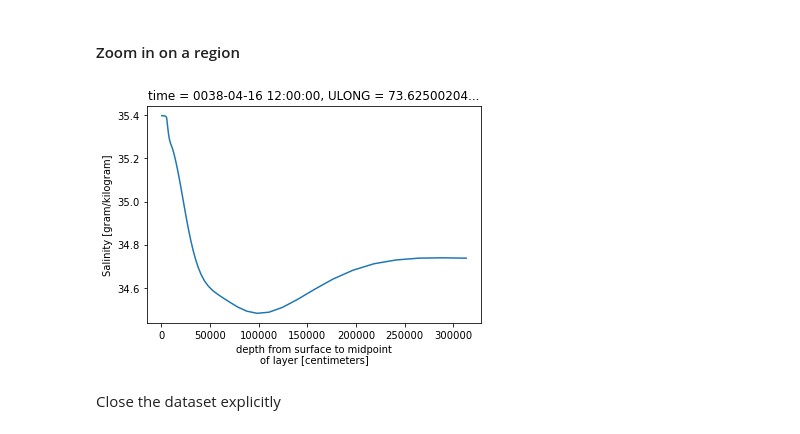
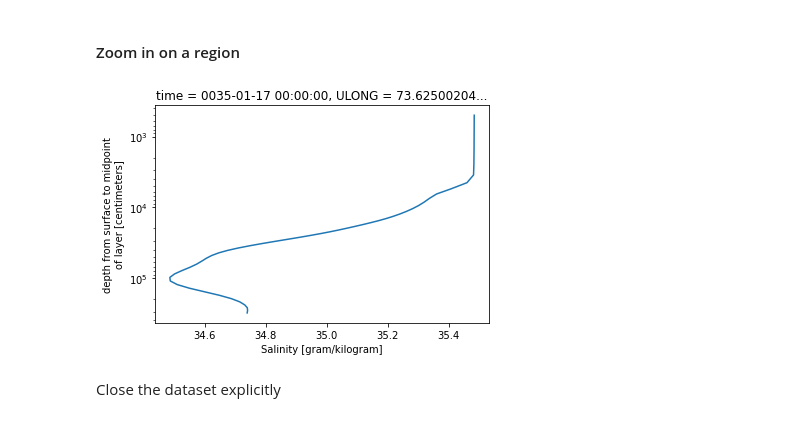
Before and after one commit to abishekg7/intro_xarray_dask, a Jupyter notebook: notebooks/2_xarray_climate.ipynb, the cells around one changed output. Drawn from its saved outputs; the diff is of its cells as text; code cells hidden in the pictures.

```diff
--- a/notebooks/2_xarray_climate.ipynb
+++ b/notebooks/2_xarray_climate.ipynb
@@ -6,7 +6,8 @@ Now let's work on some real world climate datasets. Let's first open a netCDF fi
 We will use data from the iHESP HighResMIP 1950-control simulation, run for 130 years, forced by perpetual 1950 Greenhouse Gas (GHG) emissions. https://ihesp.tamu.edu/products/ihesp-products/Datasets.html#global-datasets
 # %%
 import xarray as xr
-filename='/scratch/training/intro_pangeo/datasets/b.e13.B1950C5.ne30_g16.ihesp24_1950cntl.002/ocn/hist/b.e13.B1950C5.ne30_g16.ihesp24_1950cntl.002.pop.h.0038-04.nc'
+filename='/scratch/training/intro_pangeo/datasets/b.e13.B1950C5.ne30_g16.ihesp24_1950cntl.002\
+/ocn/hist/b.e13.B1950C5.ne30_g16.ihesp24_1950cntl.002.pop.h.0035.01-06.nc'
 ds = xr.open_dataset(filename)
 ds
 # %% [output]
@@ -153,9 +163,9 @@ fig.savefig('temperature.png',dpi=400)
 # %% [markdown]
 #### Zoom in on a region
 # %%
-ds.SALT[0,:, 100,100].plot();
+ds.SALT[0,:, 100,100].plot(y='z_t',yincrease=False, yscale='log');
 # %% [output]
-[figure, old version]
+[figure, new version]
 # %% [markdown]
 Close the dataset explicitly
 # %%
```
Also changed, not shown: parts of 10 cells of this notebook, 6 other files.
